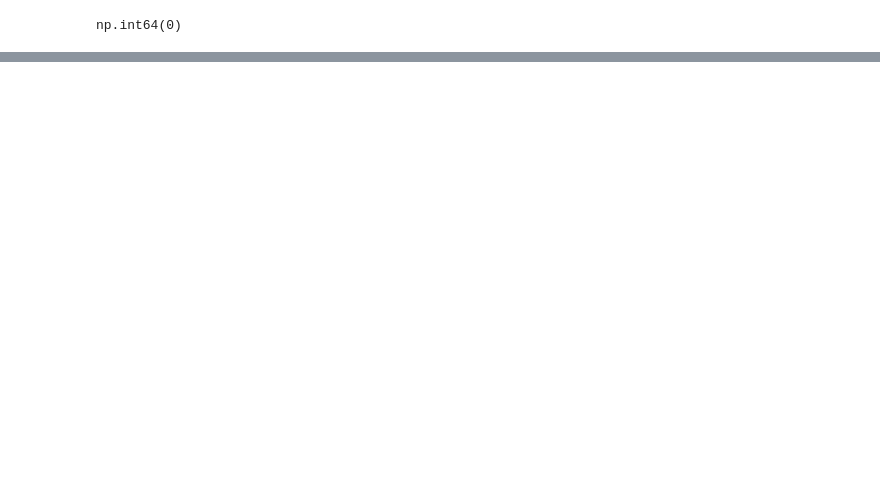
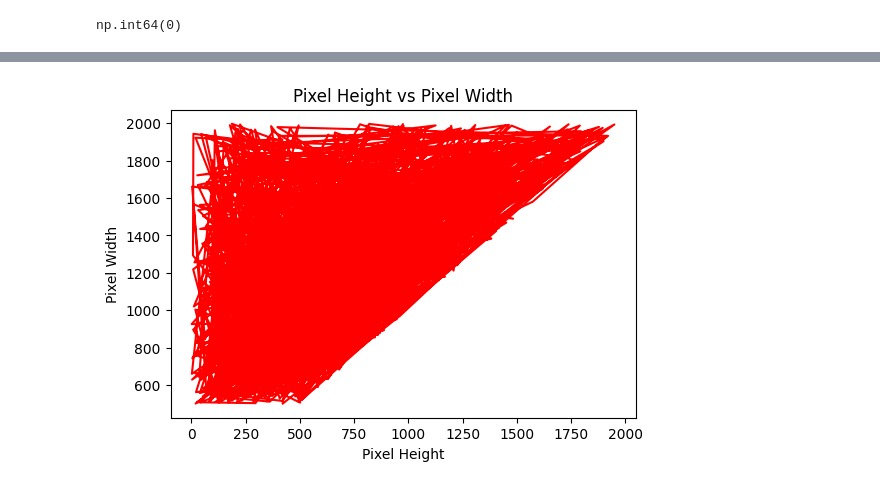
Before and after one commit to Alexandr-Fenske/IIS-lab1, a Jupyter notebook: eda/eda.ipynb, the cells around one changed output, grey strips where cells are left out. Cells and saved outputs as stored; diff of their text form; code cells hidden in the pictures; blank space fills up the shorter version.

```diff
--- a/eda/eda.ipynb
+++ b/eda/eda.ipynb
@@ -109,0 +146,9 @@ np.int64(0)
+# %%
+plt.figure(figsize=(6, 4))
+plt.plot(df['px_height'], df['px_width'], color='red')
+plt.title('Pixel Height vs Pixel Width')
+plt.xlabel('Pixel Height')
+plt.ylabel('Pixel Width')
+plt.show()
+# %% [output]
+[figure, added]
```
Also changed, not shown: parts of 16 cells of this notebook, 1 other file.
